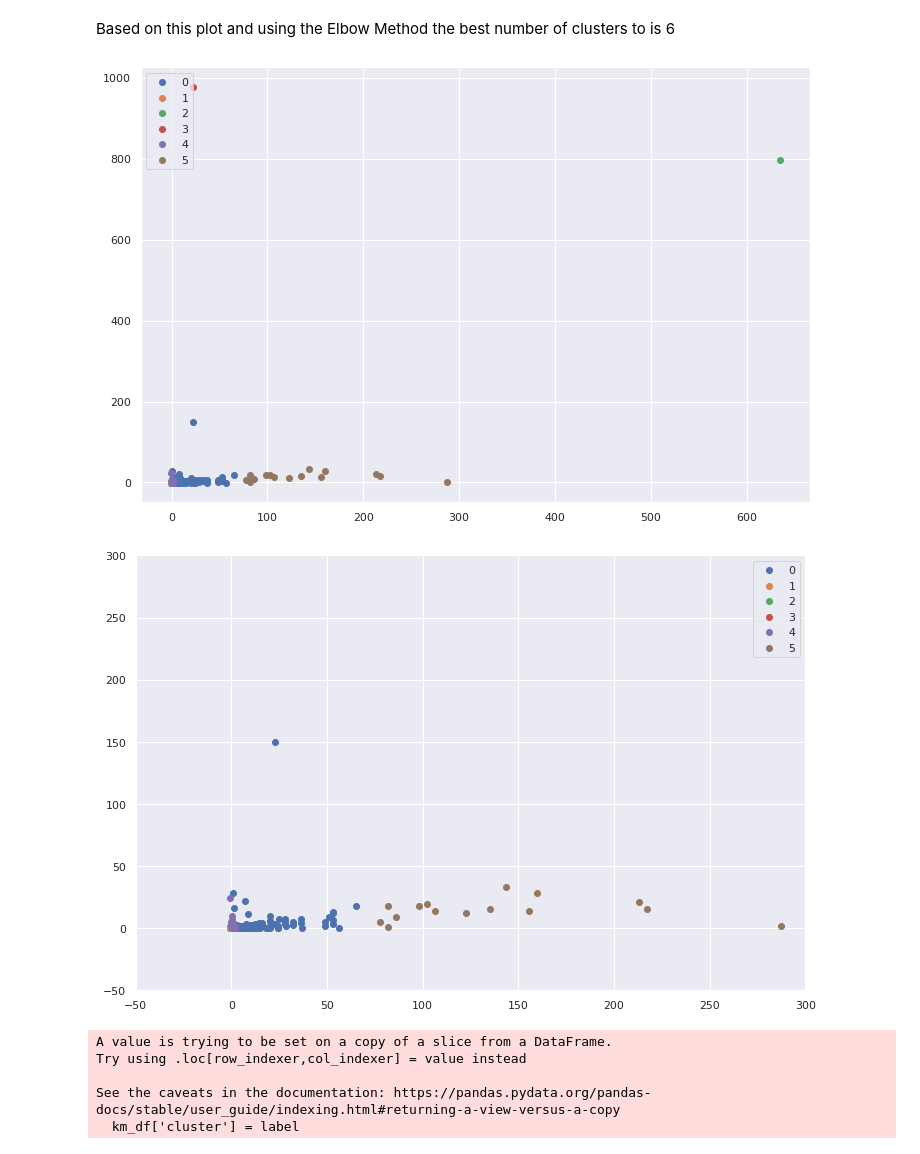
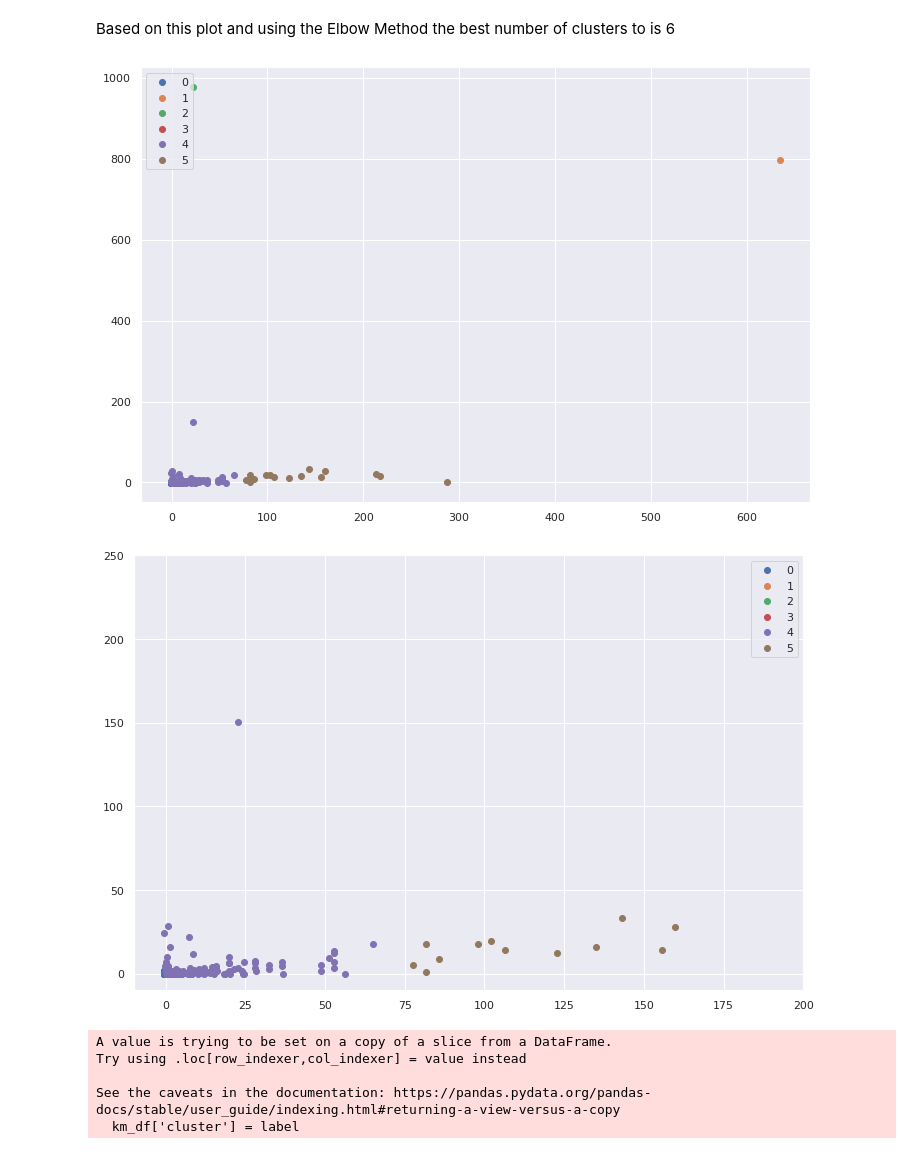
Before and after one commit to raman-bhatia/cis_5450_final_project, a Jupyter notebook: CIS5450_Project_draft_shared.ipynb, the cells around one changed output. Saved outputs shown, nothing was run; the diff lists cells and outputs as text; code cells hidden in the pictures.

```diff
--- a/CIS5450_Project_draft_shared.ipynb
+++ b/CIS5450_Project_draft_shared.ipynb
@@ -54,8 +59,8 @@ Reading package lists... Done
 # %%
 # Row Partitioning
 # Notes: please update the input_dir & output_dir before running
-input_dir = "drive/My Drive/545_project/data/en.openfoodfacts.org.products.csv" # "/content/drive/MyDrive/2022 Fall CIS 545/CIS5450_project/data/en.openfoodfacts.org.products.csv"
-output_dir = "drive/My Drive/545_project/data/partitions/"
+input_dir =  "/content/drive/MyDrive/2022 Fall CIS 545/CIS5450_project/data/en.openfoodfacts.org.products.csv" # "drive/My Drive/545_project/data/en.openfoodfacts.org.products.csv" #
+output_dir = "/content/drive/MyDrive/2022 Fall CIS 545/CIS5450_project/data/partitions/" #"drive/My Drive/545_project/data/partitions/"
 
 num_partitions = 10
 
@@ -939,5 +938,5 @@ I see energy is highly correlated with all variables, which makes sense. We can
 # %%
-km_df.drop('energy_100g', axis = 1, inplace = True)
+km_df.drop('carbohydrates_100g', axis = 1, inplace = True)
 # %% [output]
 A value is trying to be set on a copy of a slice from a DataFrame
 
@@ -946,3 +947,7 @@ See the caveats in the documentation: https://pandas.pydata.org/pandas-docs/stab
+# %%
+import numpy as np
+from scipy import stats
+km_df = km_df[(np.abs(stats.zscore(km_df)) < 3).all(axis=1)]
 # %% [markdown]
 KMeans is not a scale invariant model so we need to standardize our dataset
 # %%
@@ -975,16 +980,16 @@ for i in u_labels:
 plt.legend()
 plt.show()
 # %% [output]
-[figure, old version]
+[figure, new version]
 # %%
 for i in u_labels:
     plt.scatter(X_scaled[label == i , 0] , X_scaled[label == i , 1] , label = i)
 plt.legend()
-plt.ylim((-50,300))
-plt.xlim((-50, 300))
+plt.ylim((-10,250))
+plt.xlim((-10, 200))
 plt.show()
 # %% [output]
-[figure, old version]
+[figure, new version]
 # %%
 km_df['cluster'] = label
 # %% [output]
```
Also changed, not shown: parts of 13 cells of this notebook.
